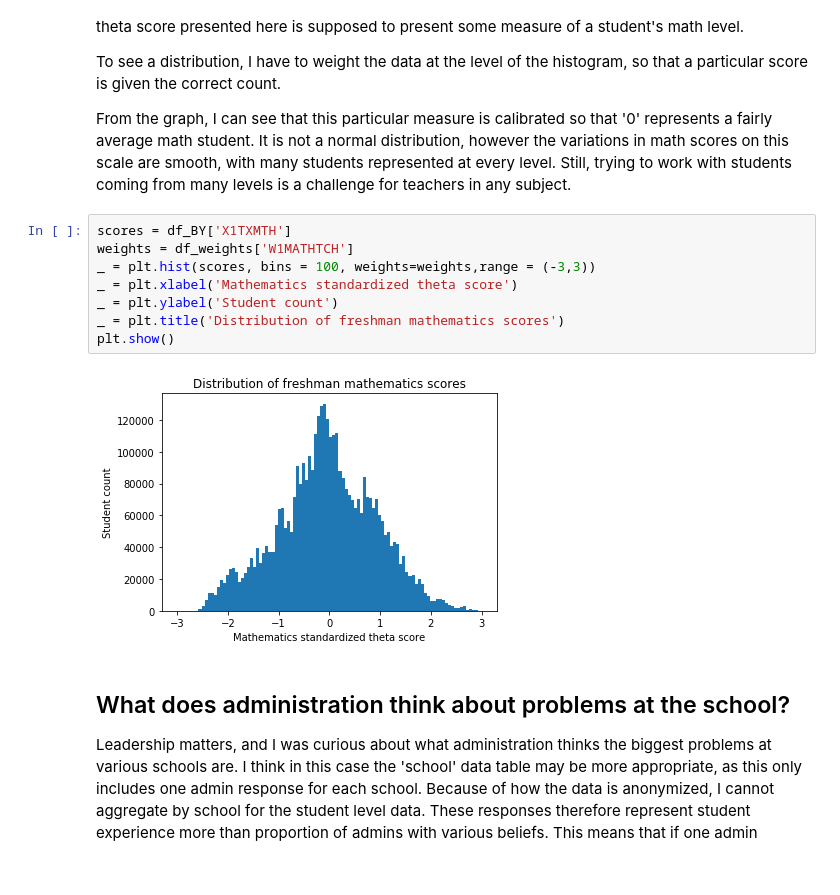
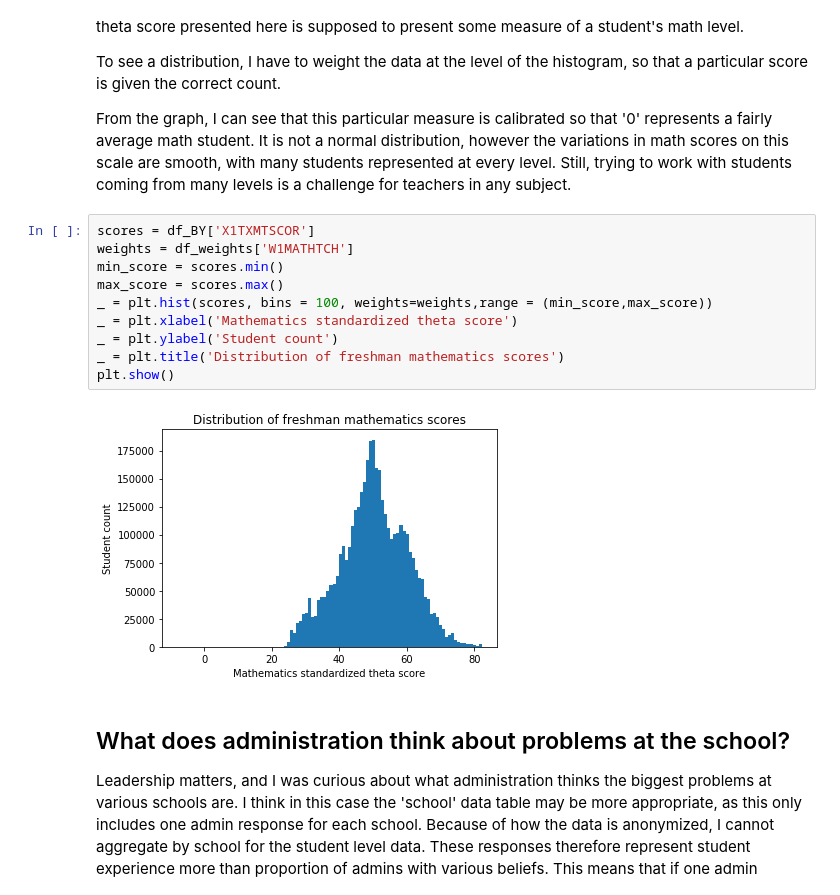
Before and after one commit to cemalec/Data-Science-Porfolio, a Jupyter notebook: Capstone ProjectOne/SO_EDA.ipynb, the cells around one changed output. Cells and saved outputs as stored; diff of their text form.

```diff
--- a/Capstone ProjectOne/SO_EDA.ipynb
+++ b/Capstone ProjectOne/SO_EDA.ipynb
@@ -140,15 +141,17 @@ To see a distribution, I have to weight the data at the level of the histogram,
 
 From the graph, I can see that this particular measure is calibrated so that '0' represents a fairly average math student. It is not a normal distribution, however the variations in math scores on this scale are smooth, with many students represented at every level. Still, trying to work with students coming from many levels is a challenge for teachers in any subject.
 # %%
-scores = df_BY['X1TXMTH']
+scores = df_BY['X1TXMTSCOR']
 weights = df_weights['W1MATHTCH']
-_ = plt.hist(scores, bins = 100, weights=weights,range = (-3,3))
+min_score = scores.min()
+max_score = scores.max()
+_ = plt.hist(scores, bins = 100, weights=weights,range = (min_score,max_score))
 _ = plt.xlabel('Mathematics standardized theta score')
 _ = plt.ylabel('Student count')
 _ = plt.title('Distribution of freshman mathematics scores')
 plt.show()
 # %% [output]
-[figure, old version]
+[figure, new version]
 # %% [markdown]
 ## What does administration think about problems at the school?
 
```
Also changed, not shown: parts of 4 cells of this notebook.
